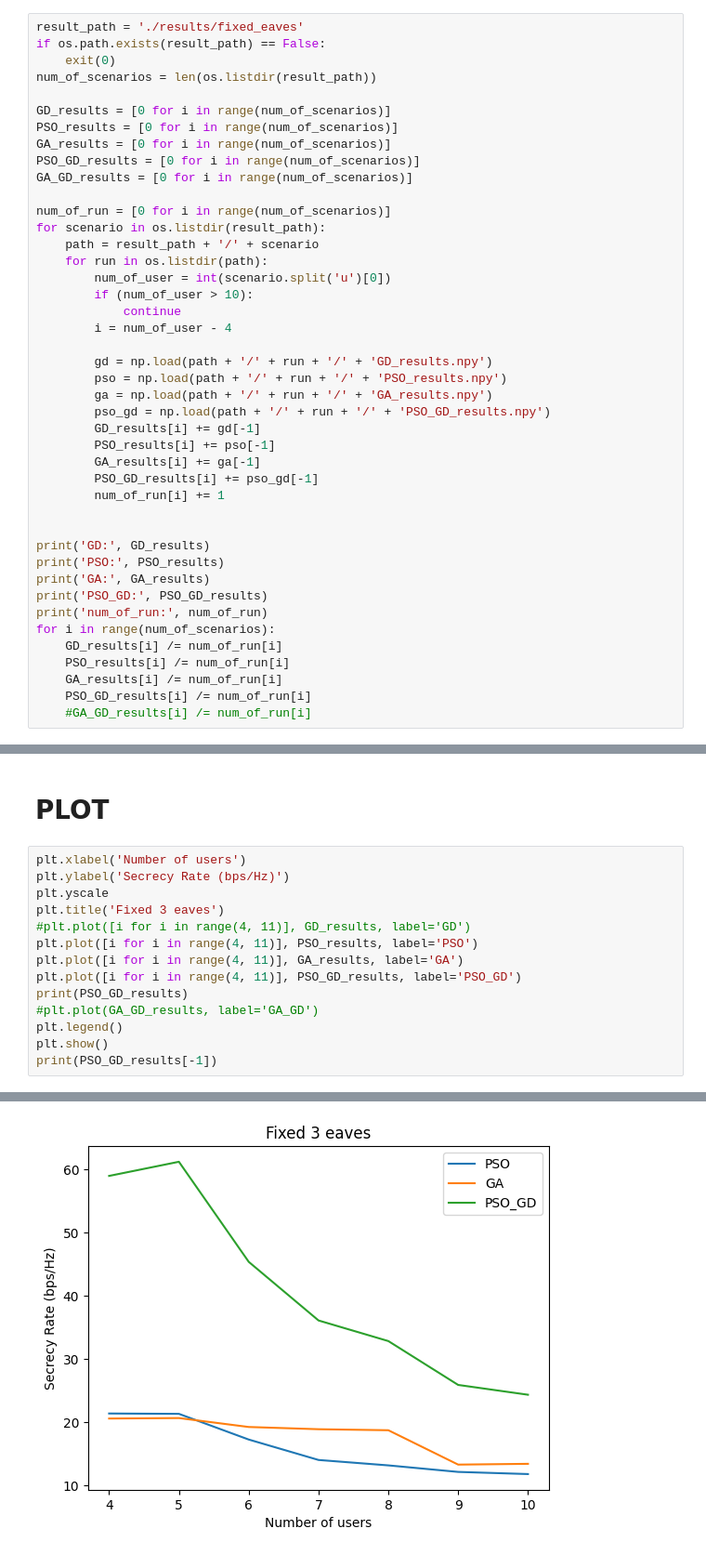
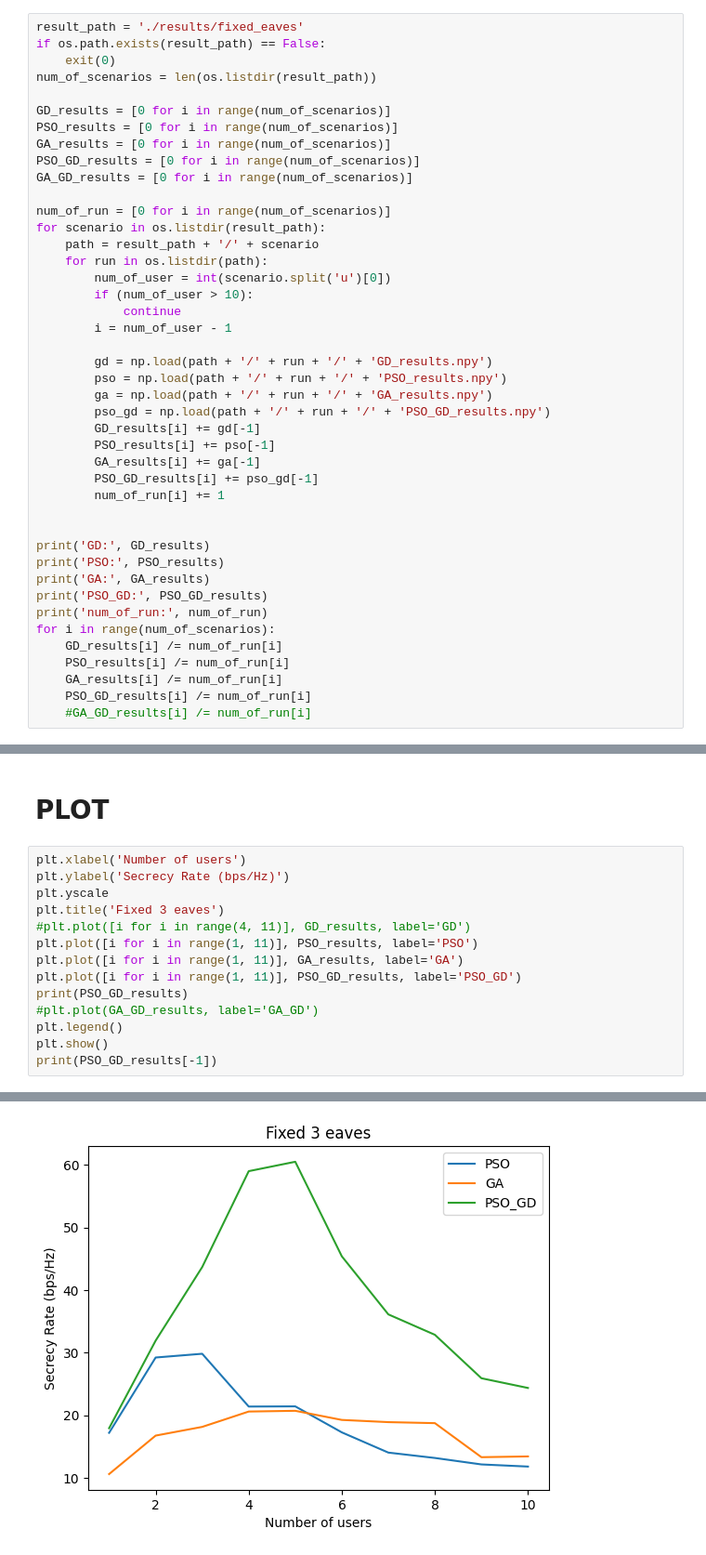
Before and after one commit to anhvuleduc/RIS-assisted-secrecy-rate, a Jupyter notebook: plot_by_users_eaves.ipynb, the cells around one changed output, grey strips where cells are left out. Shown: that part at 93% size. Cells and saved outputs as stored; diff of their text form.

Commit message:
Add data for 1 2 3 users vs 3 eaves

```diff
--- a/plot_by_users_eaves.ipynb
+++ b/plot_by_users_eaves.ipynb
@@ -25,7 +25,7 @@ for scenario in os.listdir(result_path):
         num_of_user = int(scenario.split('u')[0])
         if (num_of_user > 10):
             continue
-        i = num_of_user - 4
+        i = num_of_user - 1
 
         gd = np.load(path + '/' + run + '/' + 'GD_results.npy')
         pso = np.load(path + '/' + run + '/' + 'PSO_results.npy')
@@ -63,9 +63,9 @@ plt.ylabel('Secrecy Rate (bps/Hz)')
 plt.yscale
 plt.title('Fixed 3 eaves')
 #plt.plot([i for i in range(4, 11)], GD_results, label='GD')
-plt.plot([i for i in range(4, 11)], PSO_results, label='PSO')
-plt.plot([i for i in range(4, 11)], GA_results, label='GA')
-plt.plot([i for i in range(4, 11)], PSO_GD_results, label='PSO_GD')
+plt.plot([i for i in range(1, 11)], PSO_results, label='PSO')
+plt.plot([i for i in range(1, 11)], GA_results, label='GA')
+plt.plot([i for i in range(1, 11)], PSO_GD_results, label='PSO_GD')
 print(PSO_GD_results)
 #plt.plot(GA_GD_results, label='GA_GD')
 plt.legend()
@@ -76 +76 @@ print(PSO_GD_results[-1])
-[figure, old version]
+[figure, new version]
```
Also changed, not shown: parts of 2 cells of this notebook, 13 other files.
